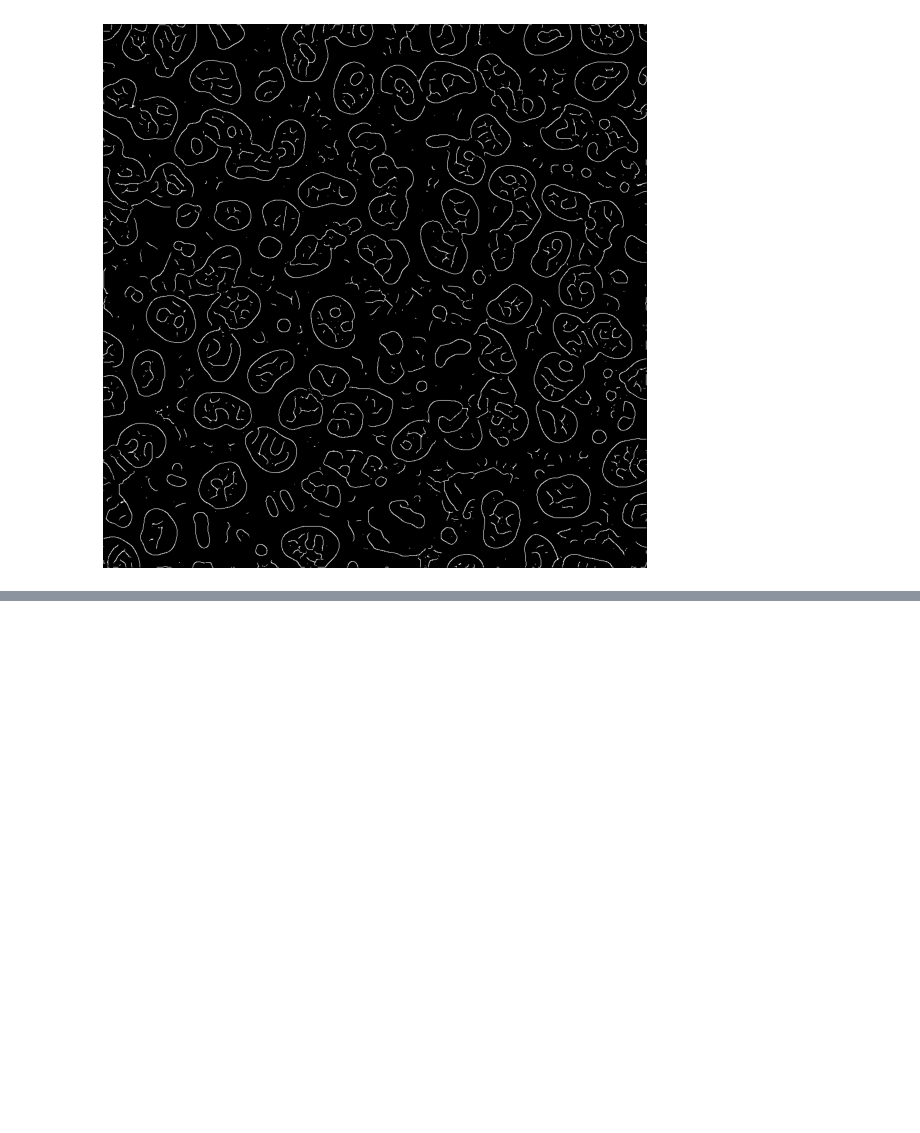
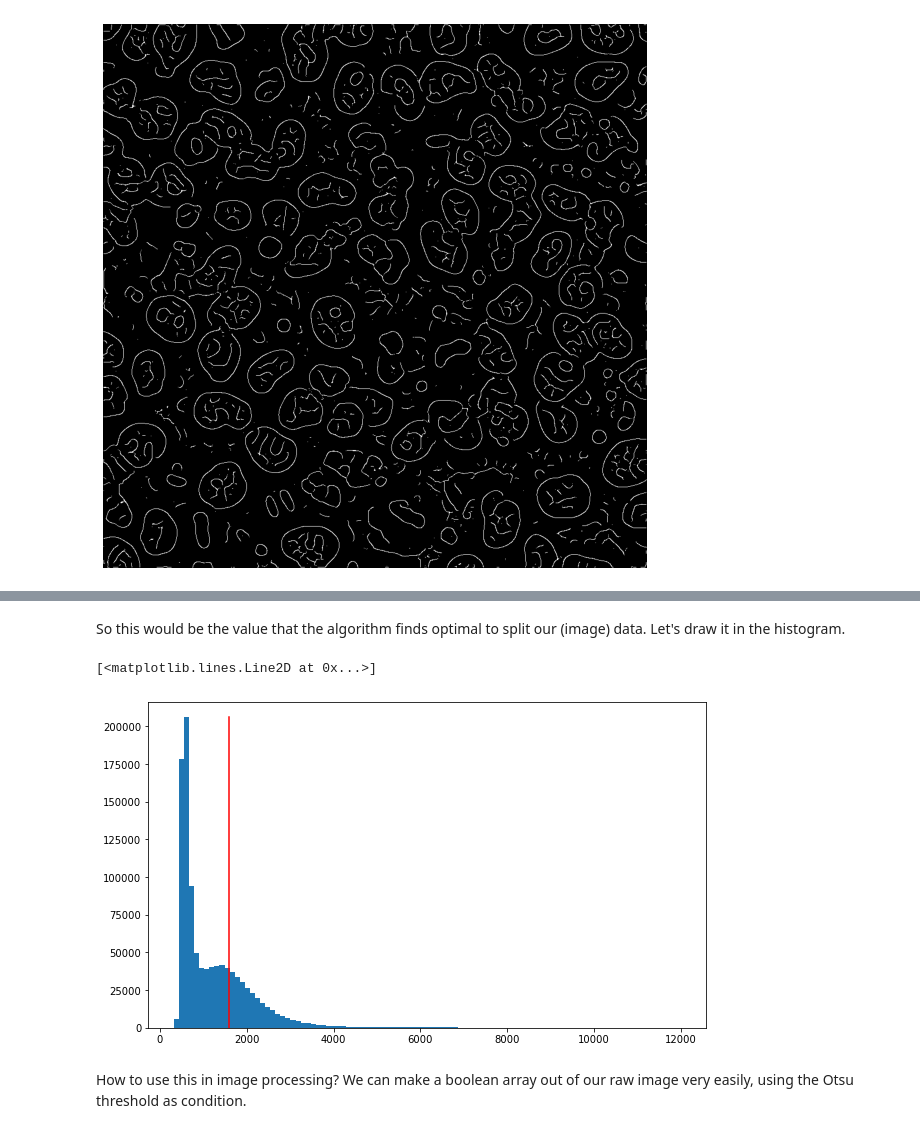
Before and after one commit to IES-HelmholtzZentrumMunchen/single-cell-analysis-course-2022, a Jupyter notebook: notebooks/02_image_filters.ipynb, the cells around one changed output, grey strips where cells are left out. Drawn from its saved outputs; the diff is of its cells as text; code cells hidden in the pictures; blank space fills up the shorter version.

```diff
--- a/notebooks/02_image_filters.ipynb
+++ b/notebooks/02_image_filters.ipynb
@@ -160,0 +187,11 @@ ax.axis('off')
+# %% [markdown]
+So this would be the value that the algorithm finds optimal to split our (image) data. Let's draw it in the histogram.
+# %%
+fig, ax = plt.subplots(1,1,figsize=(10,6))
+y,x,_ = ax.hist(np.ravel(channel_1), bins=100)
+ax.plot([threshold_otsu(channel_1)]*2,[0,max(y)],'-r')
+# %% [output]
+[<matplotlib.lines.Line2D at 0x...>]
+[figure, added]
+# %% [markdown]
+How to use this in image processing? We can make a boolean array out of our raw image very easily, using the Otsu threshold as condition.
```
Also changed, not shown: parts of 11 cells of this notebook, 9 other files.
